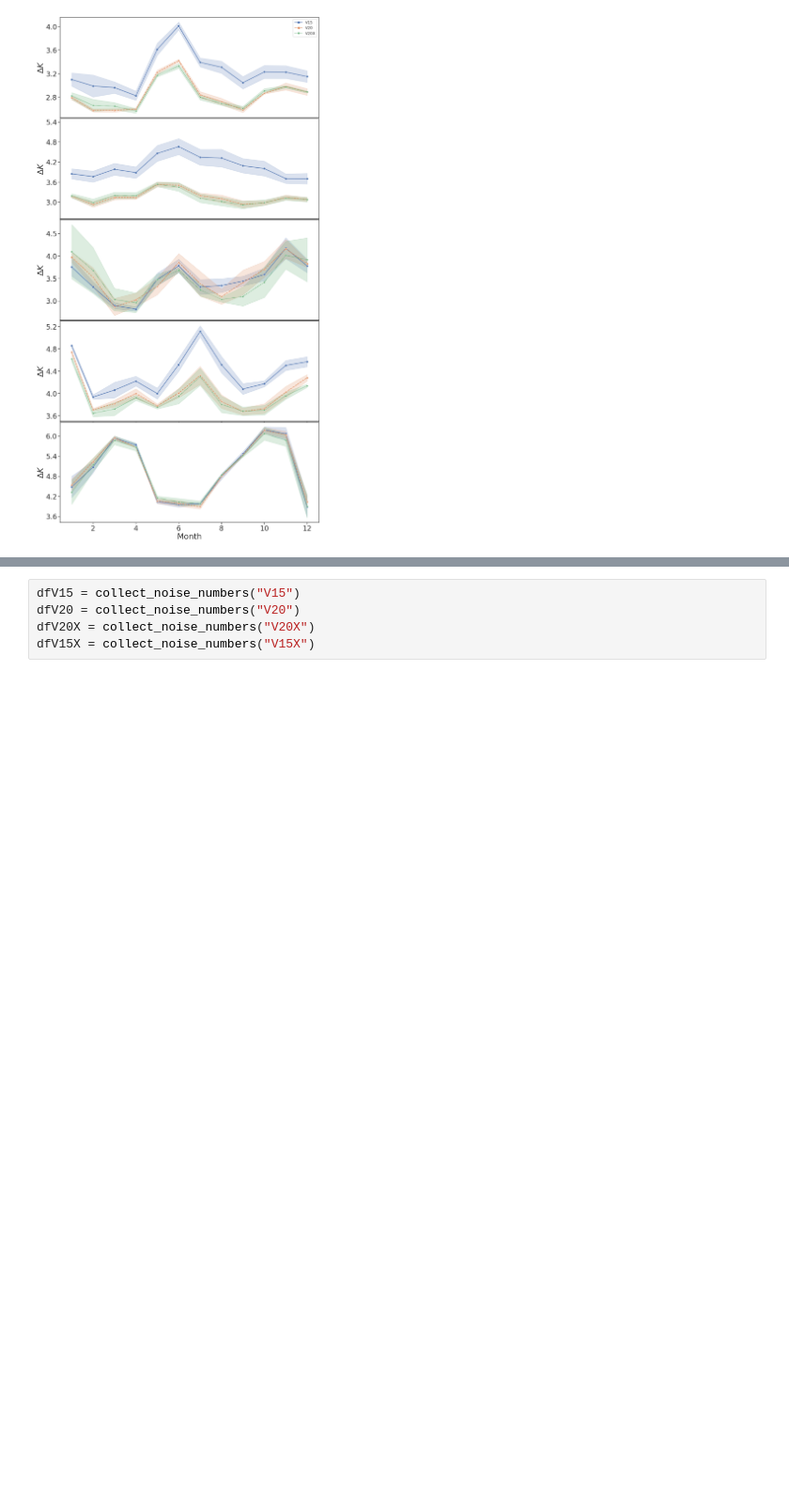
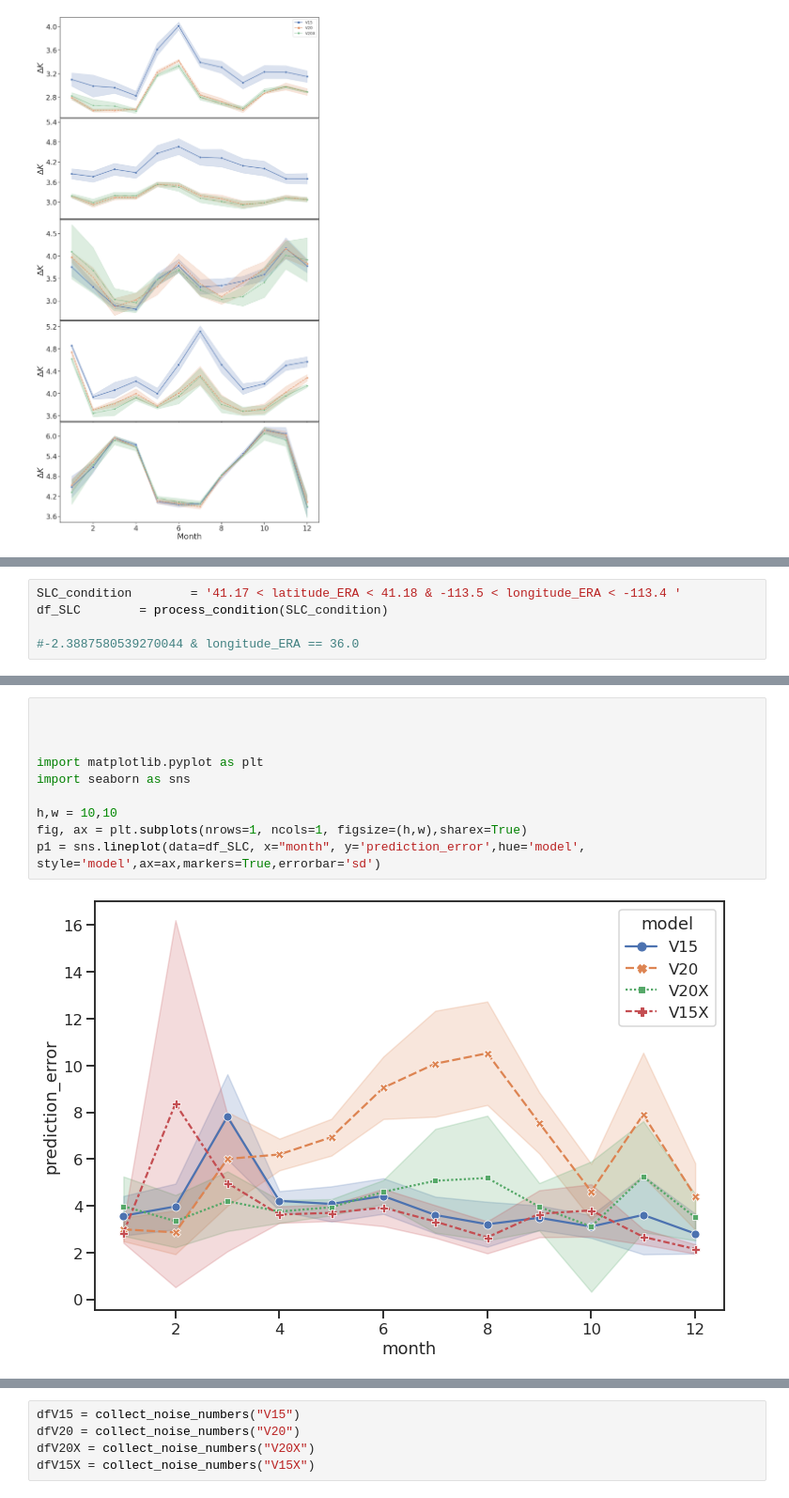
Before and after one commit to tomkimpson/ML4L, a Jupyter notebook: notebooks/revisions/noise_calculations.ipynb, the cells around one changed output, grey strips where cells are left out. Shown at 94% size. Drawn from its saved outputs; the diff is of its cells as text; blank space fills up the shorter version.

```diff
--- a/notebooks/revisions/noise_calculations.ipynb
+++ b/notebooks/revisions/noise_calculations.ipynb
@@ -280,0 +283,5 @@ plt.savefig(f"images/new_timeseries_noise.png", bbox_inches="tight",dpi=300)
+# %%
+SLC_condition        = '41.17 < latitude_ERA < 41.18 & -113.5 < longitude_ERA < -113.4 '
+df_SLC        = process_condition(SLC_condition)
+
+#-2.3887580539270044 & longitude_ERA == 36.0
@@ -280,0 +364,12 @@ plt.savefig(f"images/new_timeseries_noise.png", bbox_inches="tight",dpi=300)
+# %%
+
+
+
+import matplotlib.pyplot as plt
+import seaborn as sns
+
+h,w = 10,10
+fig, ax = plt.subplots(nrows=1, ncols=1, figsize=(h,w),sharex=True)
+p1 = sns.lineplot(data=df_SLC, x="month", y='prediction_error',hue='model', style='model',ax=ax,markers=True,errorbar='sd')
+# %% [output]
+[figure, added]
```
Also changed, not shown: parts of 9 cells of this notebook, 1 other file.
